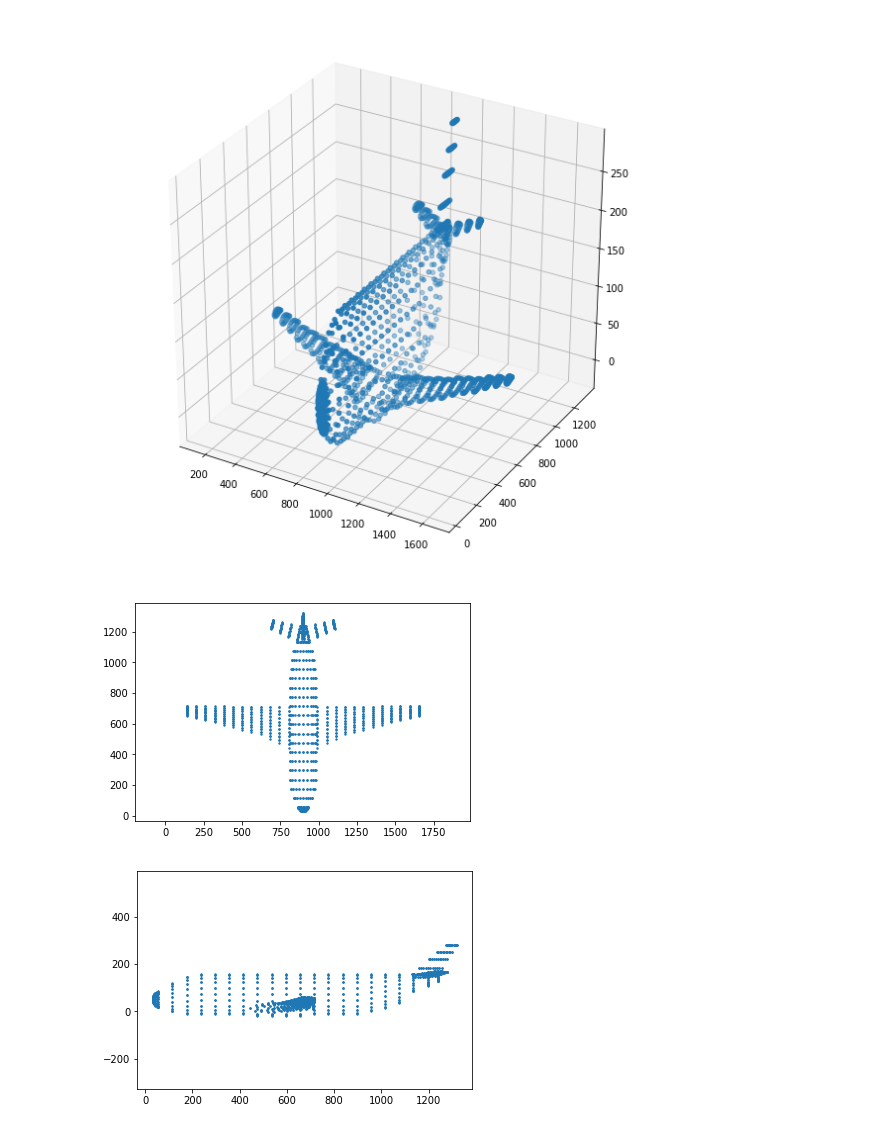
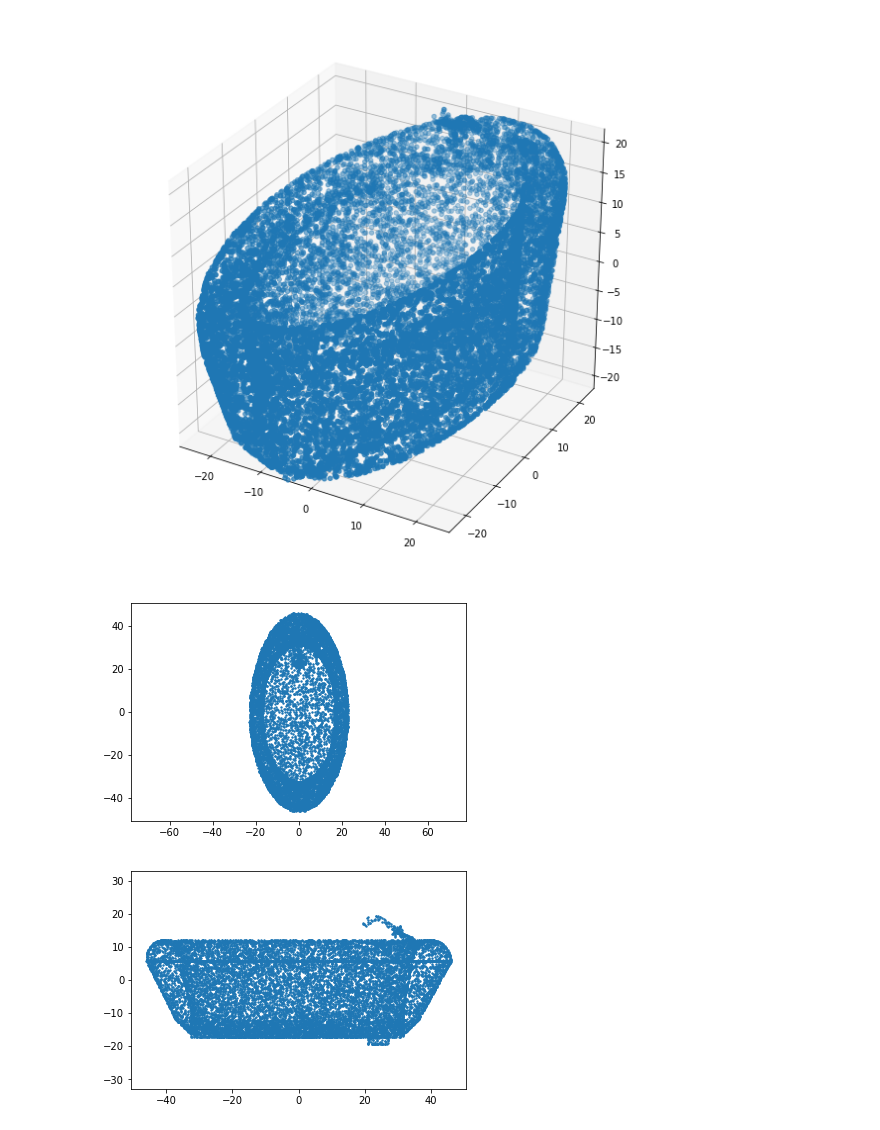
Before and after one commit to tacky0612/ply2vox, a Jupyter notebook: main.ipynb, the cells around one changed output. Drawn from its saved outputs; the diff is of its cells as text; code cells hidden in the pictures.

```diff
--- a/main.ipynb
+++ b/main.ipynb
@@ -8,9 +8,9 @@ from mpl_toolkits.mplot3d import Axes3D
 # %%
 #plot point_cloud
-np_pc = load_ply("airplane.ply")
+np_pc = load_ply("bathtub_0107.ply")
 plot3D(np_pc)
 plot_trihedral_figure(np_pc)
 # %% [output]
-[figure, old version]
+[figure, new version]
-[figure, old version]
+[figure, new version]
-[figure, old version]
+[figure, new version]
```
Also changed, not shown: parts of 3 cells of this notebook, 36 other files.
